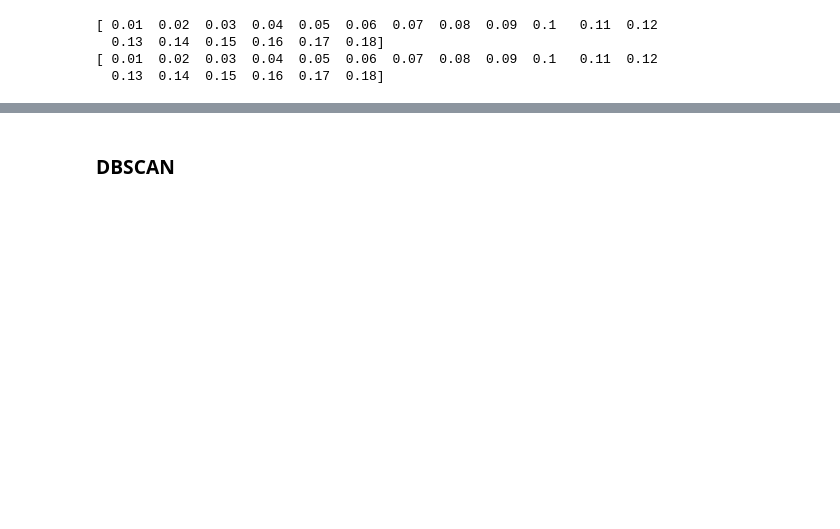
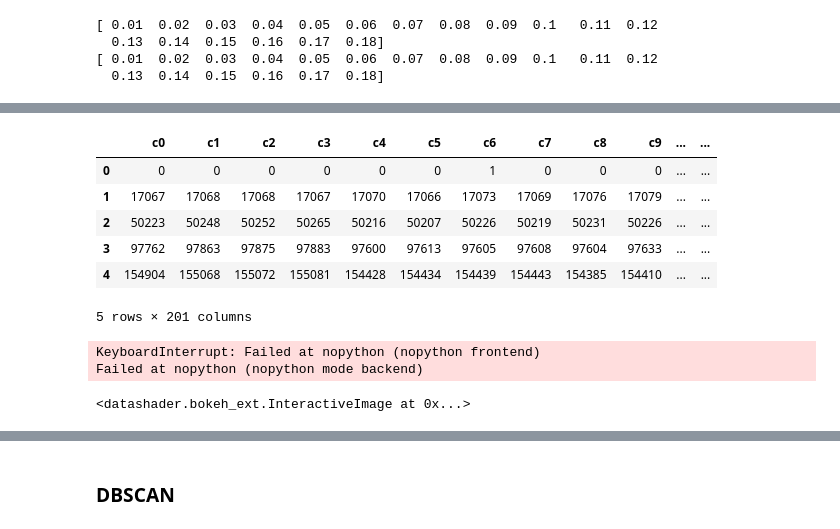
Before and after one commit to StevenCHowell/code_sas_modeling, a Jupyter notebook: notebooks/Exploring Data Clustering.ipynb, the cells around one changed output, grey strips where cells are left out. Cells and saved outputs as stored; diff of their text form; code cells hidden in the pictures; blank space fills up the shorter version.

```diff
--- a/notebooks/Exploring Data Clustering.ipynb
+++ b/notebooks/Exploring Data Clustering.ipynb
@@ -34,8 +60,14 @@ sascalc/neutron_D2Op_100/*.iq
 # %%
 saxs_files = glob.glob(saxs_search)
 sans_files = glob.glob(sans_search)
+pr_files = glob.glob(pr_search)
 saxs_files.sort()
 sans_files.sort()
-print(len(saxs_files))
-print(len(sans_files))
+pr_files.sort()
+n_saxs = len(saxs_files)
+n_sans = len(sans_files)
+n_pr = len(pr_files)
+print('Found {} SAXS data files'.format(n_saxs))
+print('Found {} SANS data files'.format(n_sans))
+print('Found {} P(r) data files'.format(n_pr))
 # %% [output]
@@ -79,0 +131,17 @@ print(q_sans)
+# %%
+pr_data_l = []
+n_pr = len(pr_files)
+n_r = np.empty(n_pr, dtype=int)
+
+# load in all the data set
+for i, pr_file in enumerate(pr_files):
+    n_data = np.loadtxt(pr_file, delimiter=',', dtype=int)
+    pr_data_l.append(n_data[:, 1])
+    n_r[i] = len(n_data)
+
+r_max = n_r.max()
+pr_data = np.zeros([n_pr, r_max], dtype=int)
+for i, n_data in enumerate(pr_data_l):
+    pr_data[i, :len(n_data)] = n_data
+
+#pr_data = np.array(sans_data)
@@ -79,0 +186,15 @@ print(q_sans)
+# %%
+pr_df = pd.DataFrame(data=pr_data.T)
+pr_cols = ['c{}'.format(c) for c in pr_df.columns]
+pr_df.columns = pr_cols
+r = np.arange(r_max)
+pr_df['r'] = r
+pr_df.head()
+# %% [output]
+|  | c0 | c1 | c2 | c3 | c4 | c5 | c6 | c7 | c8 | c9 | ... | ... |
+| 0 | 0 | 0 | 0 | 0 | 0 | 0 | 1 | 0 | 0 | 0 | ... | ... |
+| 1 | 17067 | 17068 | 17068 | 17067 | 17070 | 17066 | 17073 | 17069 | 17076 | 17079 | ... | ... |
+| 2 | 50223 | 50248 | 50252 | 50265 | 50216 | 50207 | 50226 | 50219 | 50231 | 50226 | ... | ... |
+| 3 | 97762 | 97863 | 97875 | 97883 | 97600 | 97613 | 97605 | 97608 | 97604 | 97633 | ... | ... |
+| 4 | 154904 | 155068 | 155072 | 155081 | 154428 | 154434 | 154439 | 154443 | 154385 | 154410 | ... | ... |
+5 rows × 201 columns
@@ -79,0 +206,10 @@ print(q_sans)
+# %%
+%%time
+sans_canvas = datashader.Canvas(x_range=q_range, y_range=pq_range, plot_height=300, plot_width=300)
+# create an ordered-dictionary of each line, aggregated
+sans_aggs = collections.OrderedDict((c, sans_canvas.line(sans_df, 'q', c)) for c in sans_cols)
+sans_merged = xarray.concat(sans_aggs.values(), dim=pd.Index(sans_cols, name='cols'))
+sans_img = datashader.transfer_functions.shade(sans_merged.sum(dim='cols'), how='eq_hist')
+# %% [output]
+KeyboardInterrupt: Failed at nopython (nopython frontend)
+Failed at nopython (nopython mode backend)
@@ -79,0 +230,15 @@ print(q_sans)
+# %%
+def saxs_image(q_range, pq_range, w, h):
+    saxs_canvas = datashader.Canvas(x_range=q_range, y_range=pq_range,
+                                    plot_height=h, plot_width=w)
+    saxs_aggs = collections.OrderedDict((c, saxs_canvas.line(saxs_df, 'q', c)) for c in saxs_cols)
+    saxs_merged = xarray.concat(saxs_aggs.values(), dim=pd.Index(saxs_cols, name='cols'))
+    saxs_img = datashader.transfer_functions.shade(saxs_merged.sum(dim='cols'), how='eq_hist')
+    return saxs_img
+
+p = bokeh.plotting.figure(x_range=q_range, y_range=pq_range,
+                          plot_width=400, plot_height=300,
+                          x_axis_label='Q (1/A)', y_axis_label='P(Q)')
+InteractiveImage(p, saxs_image)
+# %% [output]
+<datashader.bokeh_ext.InteractiveImage at 0x...>
```
Also changed, not shown: parts of 75 cells of this notebook.
